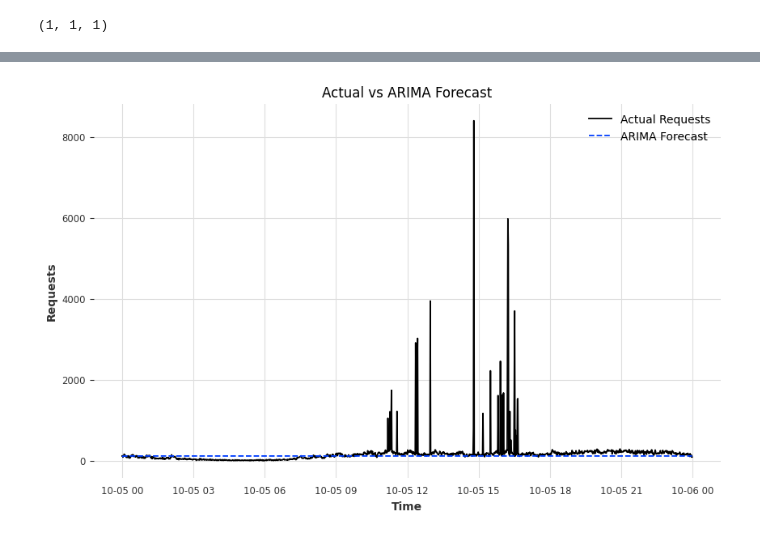
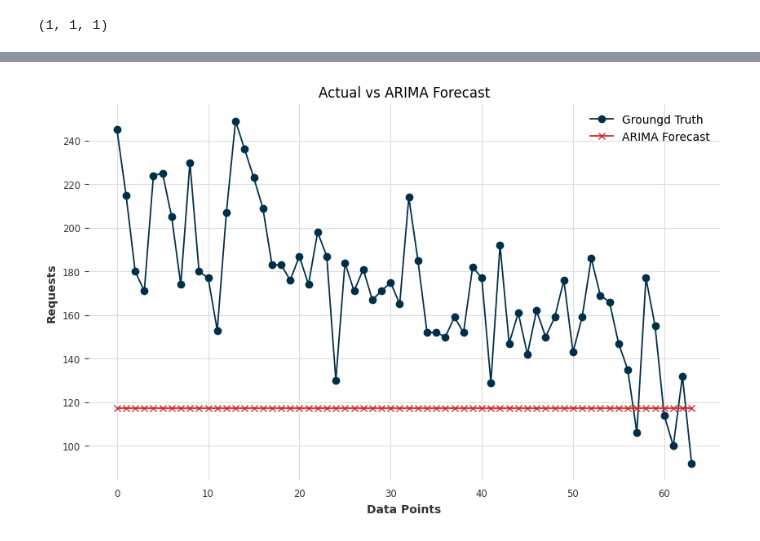
Before and after one commit to Suraez/time_series, a Jupyter notebook: nbeats_vs_arima.ipynb, the cells around one changed output, grey strips where cells are left out. Saved outputs shown, nothing was run; the diff lists cells and outputs as text; code cells hidden in the pictures.

```diff
--- a/nbeats_vs_arima.ipynb
+++ b/nbeats_vs_arima.ipynb
@@ -326,17 +340,20 @@ R^2: -0.02
 # %%
 import matplotlib.pyplot as plt
+
+n = 64
+x = np.arange(n)
 
 # Assuming test['requests'] and arima_forecast are pandas Series
 plt.figure(figsize=(10, 6))
 
-plt.plot(test['requests'], label='Actual Requests')
-plt.plot(arima_forecast, label='ARIMA Forecast', linestyle='--')
+plt.plot(x, test['requests'][-64:], label='Groungd Truth', marker='o', color='#003049')
+plt.plot(x, arima_forecast[-64:], label='ARIMA Forecast', marker='x', color='#d62828')
 
 plt.title('Actual vs ARIMA Forecast')
-plt.xlabel('Time')
+plt.xlabel('Data Points')
 plt.ylabel('Requests')
 plt.legend()
 plt.grid(True)
 plt.show()
 # %% [output]
-[figure, old version]
+[figure, new version]
```
Also changed, not shown: parts of 17 cells of this notebook.
